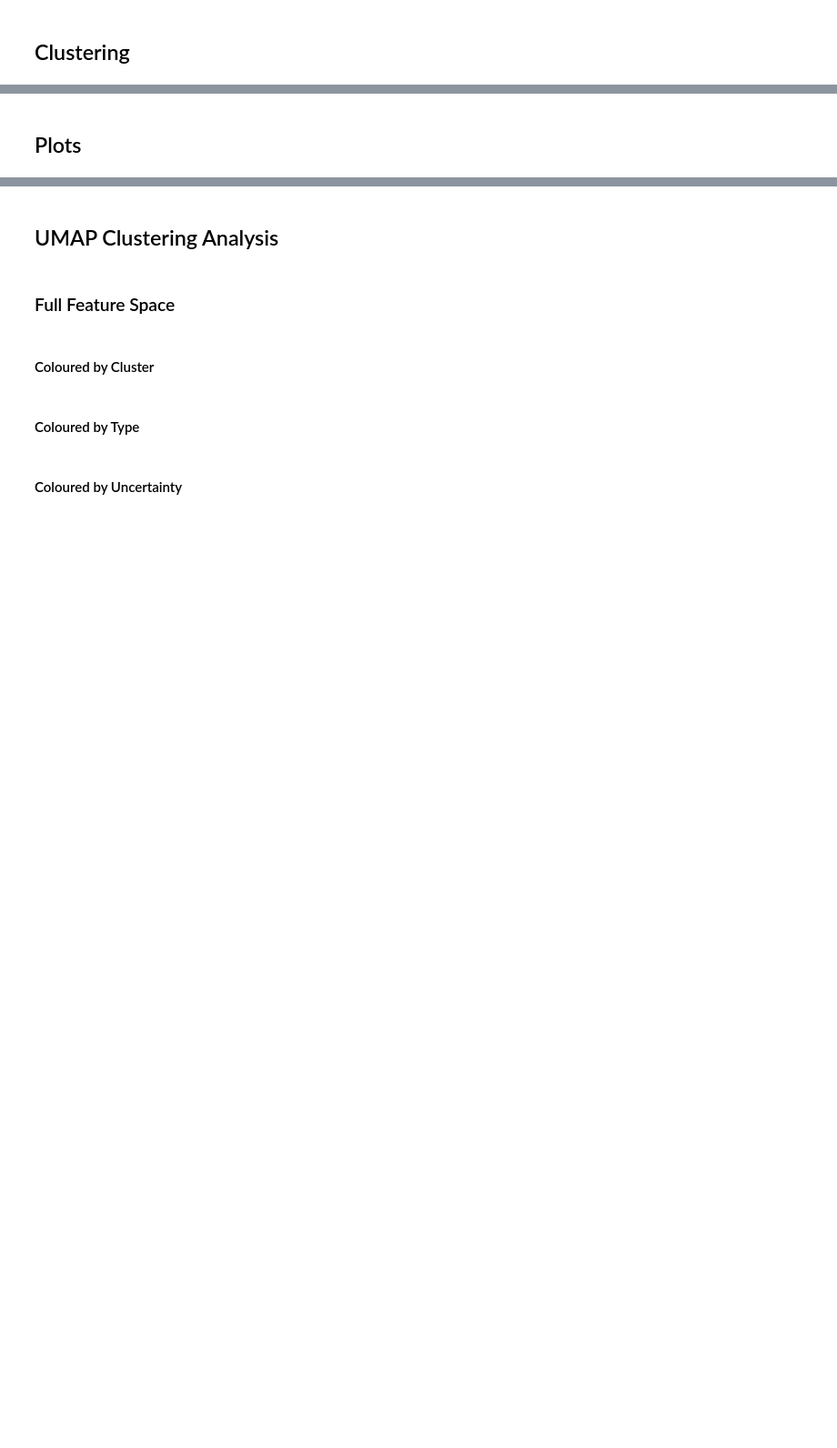
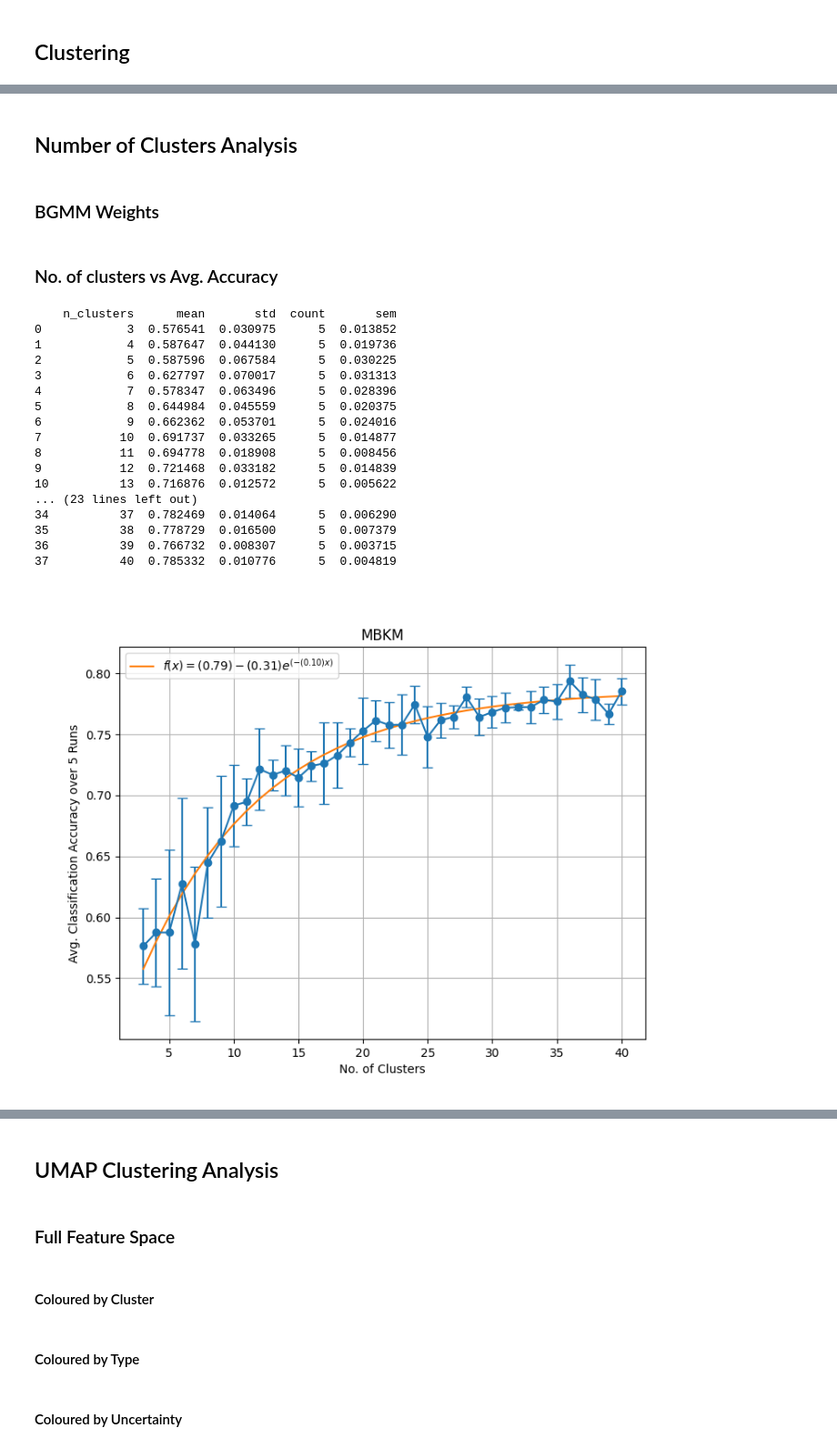
Before and after one commit to Kirstyelli-Work/MSc_Project, a Jupyter notebook: GZD_5_Classification.ipynb, the cells around one changed output, grey strips where cells are left out. Shown at 91% size. Saved outputs shown, nothing was run; the diff lists cells and outputs as text; code cells hidden in the pictures; blank space fills up the shorter version.

```diff
--- a/GZD_5_Classification.ipynb
+++ b/GZD_5_Classification.ipynb
@@ -132,10 +133,10 @@ Edge-ons:  2962
 ## Clustering
 # %%
 method = 'MBKM'
-no_of_runs = 1
+no_of_runs = 5
 low_member_threshold = 300
 low_percentage_threshold = 50
 
-#no_of_clusters_to_test = np.arange(1,41,1)
-no_of_clusters_to_test = np.array([20])
+no_of_clusters_to_test = np.arange(3,41,1)
+#no_of_clusters_to_test = np.array([20])
 # %%
@@ -222,2 +251,4 @@ Clusters with less than 50% dominant type: [2 6]
-# %% [markdown]
-## Plots
+# %% [markdown]
+## Number of Clusters Analysis
+# %% [markdown]
+### BGMM Weights
@@ -223,0 +280,48 @@ Clusters with less than 50% dominant type: [2 6]
+# %% [markdown]
+### No. of clusters vs Avg. Accuracy
+# %%
+# Group the results by number of clusters
+acc_summary = results.groupby("n_clusters")["accuracy"]
+# Calculate mean, std, and count of accuracy
+acc_summary = acc_summary.agg(["mean", "std", "count"])
+acc_summary = acc_summary.reset_index()
+# Calculate standard error of the mean (SEM)
+acc_summary["sem"] = acc_summary["std"] / np.sqrt(acc_summary["count"])
+print(acc_summary)
+
+def f_x(x, A, B, C):
+    return A - B*np.exp(-C*x)
+
+popt, pcov = curve_fit(f_x, acc_summary["n_clusters"], acc_summary["mean"], p0=[0.8, 0.5, 0.2])
+a,b,c = popt
+
+plt.close('all')
+
+plt.figure(figsize=(8, 6))
+plt.errorbar(acc_summary["n_clusters"], acc_summary["mean"], yerr=acc_summary["std"], fmt="o-", capsize=4)
+plt.plot(acc_summary["n_clusters"], f_x(acc_summary["n_clusters"], *popt), label=f'$f(x) = ({a:.2f}) - ({b:.2f})e^{{(-({c:.2f})x)}}$')
+plt.xlabel("No. of Clusters")
+plt.ylabel(f"Avg. Classification Accuracy over {no_of_runs} Runs")
+plt.grid()
+plt.legend()
+plt.title(f'{method}')
+plt.show()
+# %% [output]
+    n_clusters      mean       std  count       sem
+0            3  0.576541  0.030975      5  0.013852
+1            4  0.587647  0.044130      5  0.019736
+2            5  0.587596  0.067584      5  0.030225
+3            6  0.627797  0.070017      5  0.031313
+4            7  0.578347  0.063496      5  0.028396
+5            8  0.644984  0.045559      5  0.020375
+6            9  0.662362  0.053701      5  0.024016
+7           10  0.691737  0.033265      5  0.014877
+8           11  0.694778  0.018908      5  0.008456
+9           12  0.721468  0.033182      5  0.014839
+10          13  0.716876  0.012572      5  0.005622
+... (23 lines left out)
+34          37  0.782469  0.014064      5  0.006290
+35          38  0.778729  0.016500      5  0.007379
+36          39  0.766732  0.008307      5  0.003715
+37          40  0.785332  0.010776      5  0.004819
+[figure, added]
```
Also changed, not shown: parts of 15 cells of this notebook, 1 other file.
